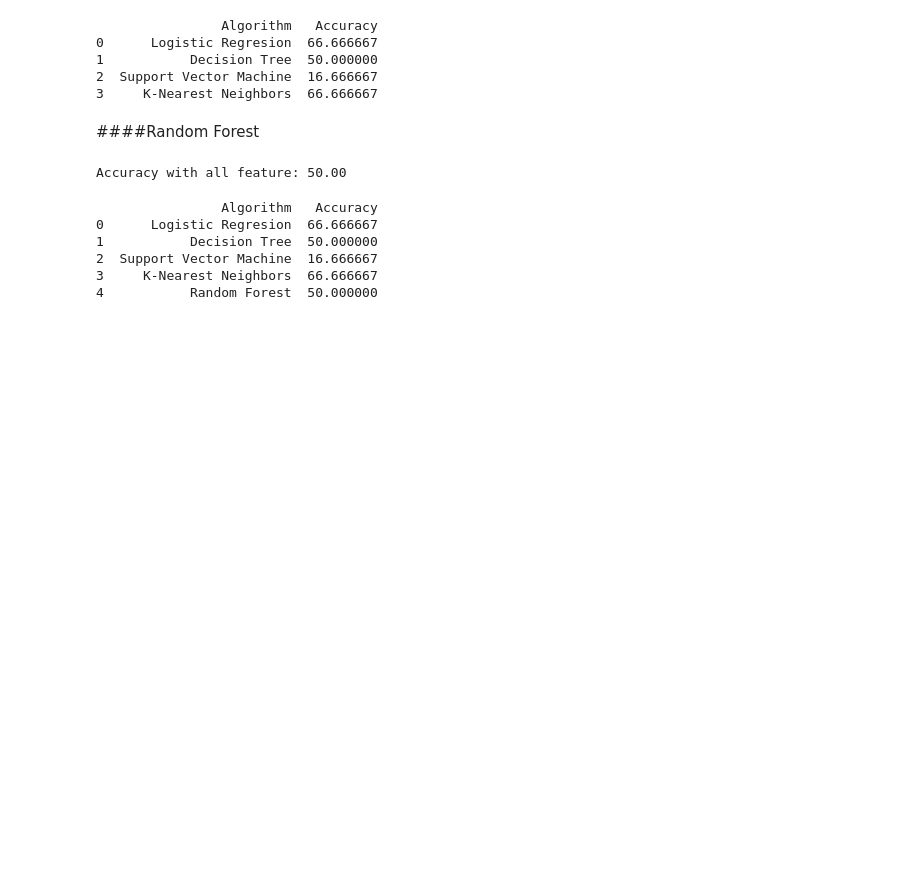
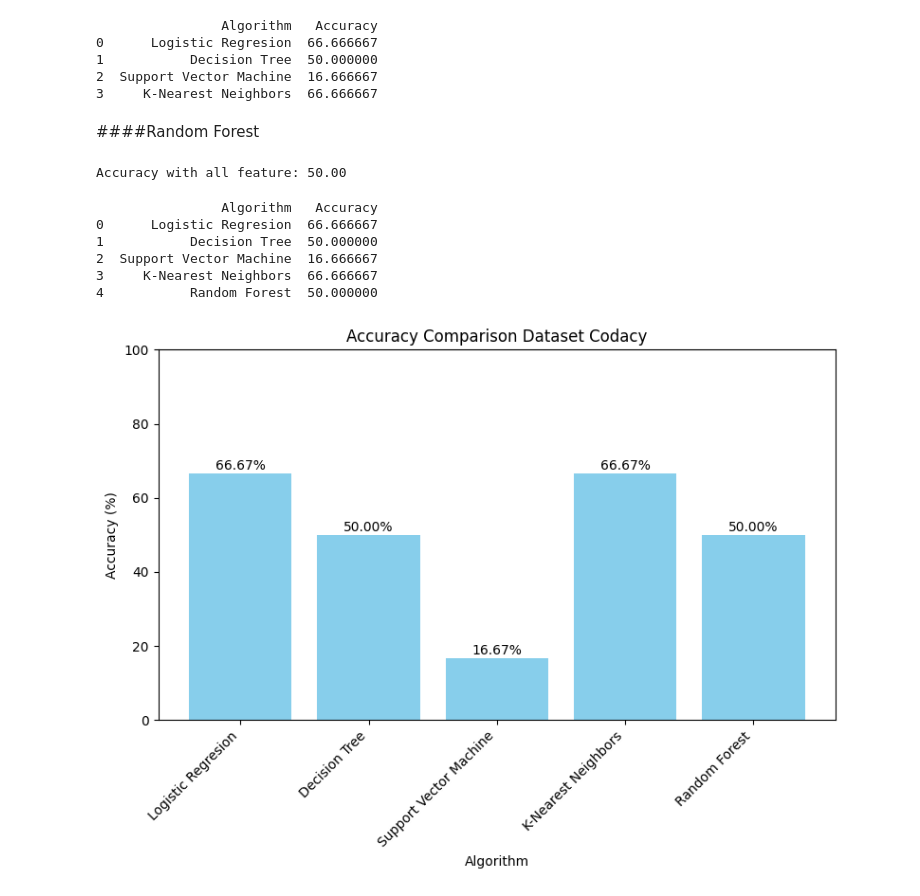
Before and after one commit to k4ilham/Tugas-Paper-Kelompok-3---Software-Engineering, a Jupyter notebook: Tugas_SE_codacy.ipynb, the cells around one changed output. Cells and saved outputs as stored; diff of their text form; code cells hidden in the pictures; blank space fills up the shorter version.

```diff
--- a/Tugas_SE_codacy.ipynb
+++ b/Tugas_SE_codacy.ipynb
@@ -590,3 +590,28 @@ print(results_df)
 2  Support Vector Machine  16.666667
 3     K-Nearest Neighbors  66.666667
 4           Random Forest  50.000000
+# %%
+import matplotlib.pyplot as plt
+
+# Ambil data dari DataFrame
+algorithm = results_df['Algorithm']
+accuracy = results_df['Accuracy']
+
+# Plot
+plt.figure(figsize=(8, 6))
+plt.bar(algorithm, accuracy, color='skyblue')
+plt.xlabel('Algorithm')
+plt.ylabel('Accuracy (%)')
+plt.title('Accuracy Comparison Dataset Codacy')
+plt.ylim(0, 100)
+
+# Menampilkan nilai di atas tiap bar
+for i in range(len(algorithm)):
+    plt.text(i, accuracy[i] + 1, f'{accuracy[i]:.2f}%', ha='center')
+
+# Menampilkan grafik
+plt.xticks(rotation=45, ha='right')
+plt.tight_layout()
+plt.show()
+# %% [output]
+[figure, added]
```
Also changed, not shown: 6 other files.
